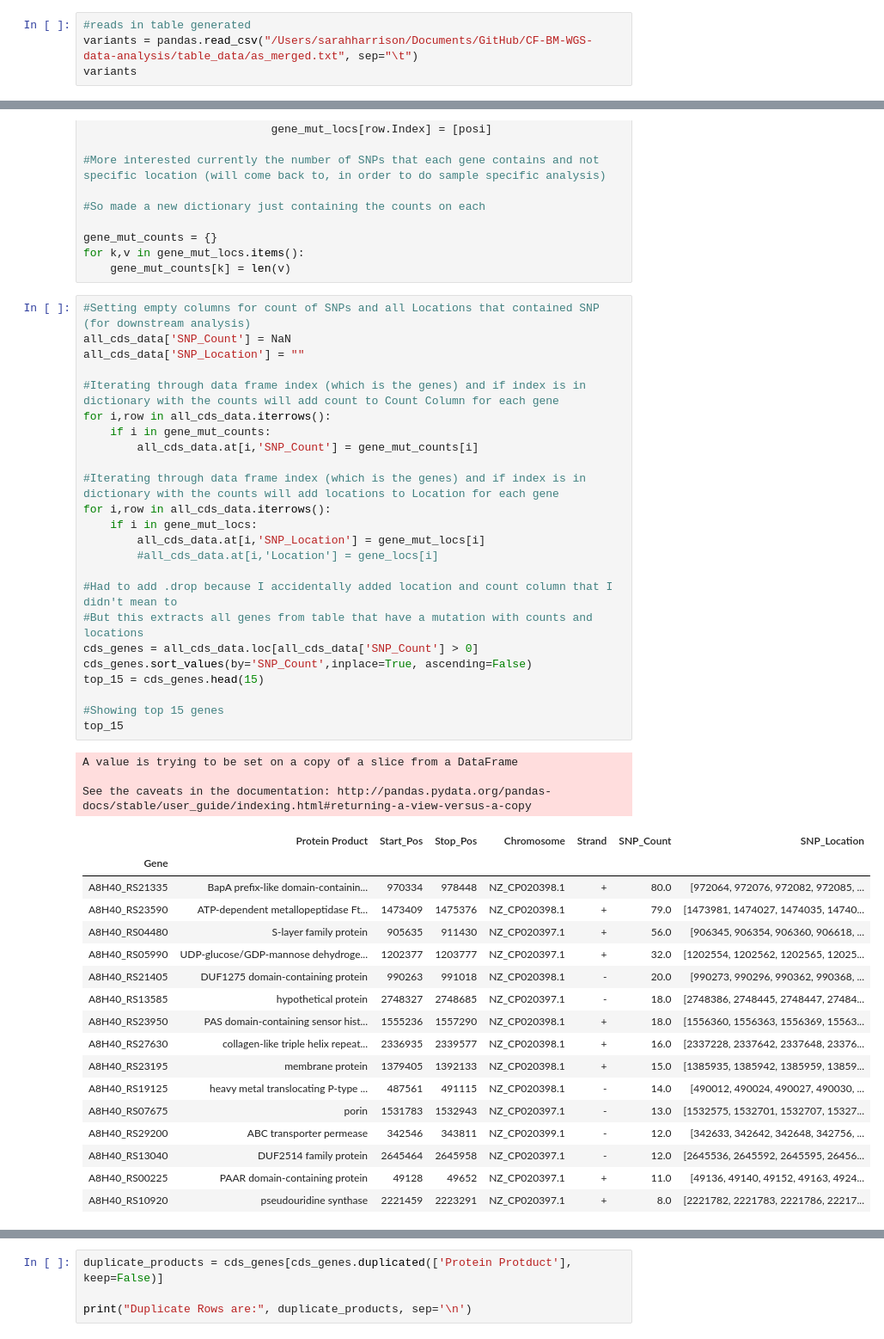
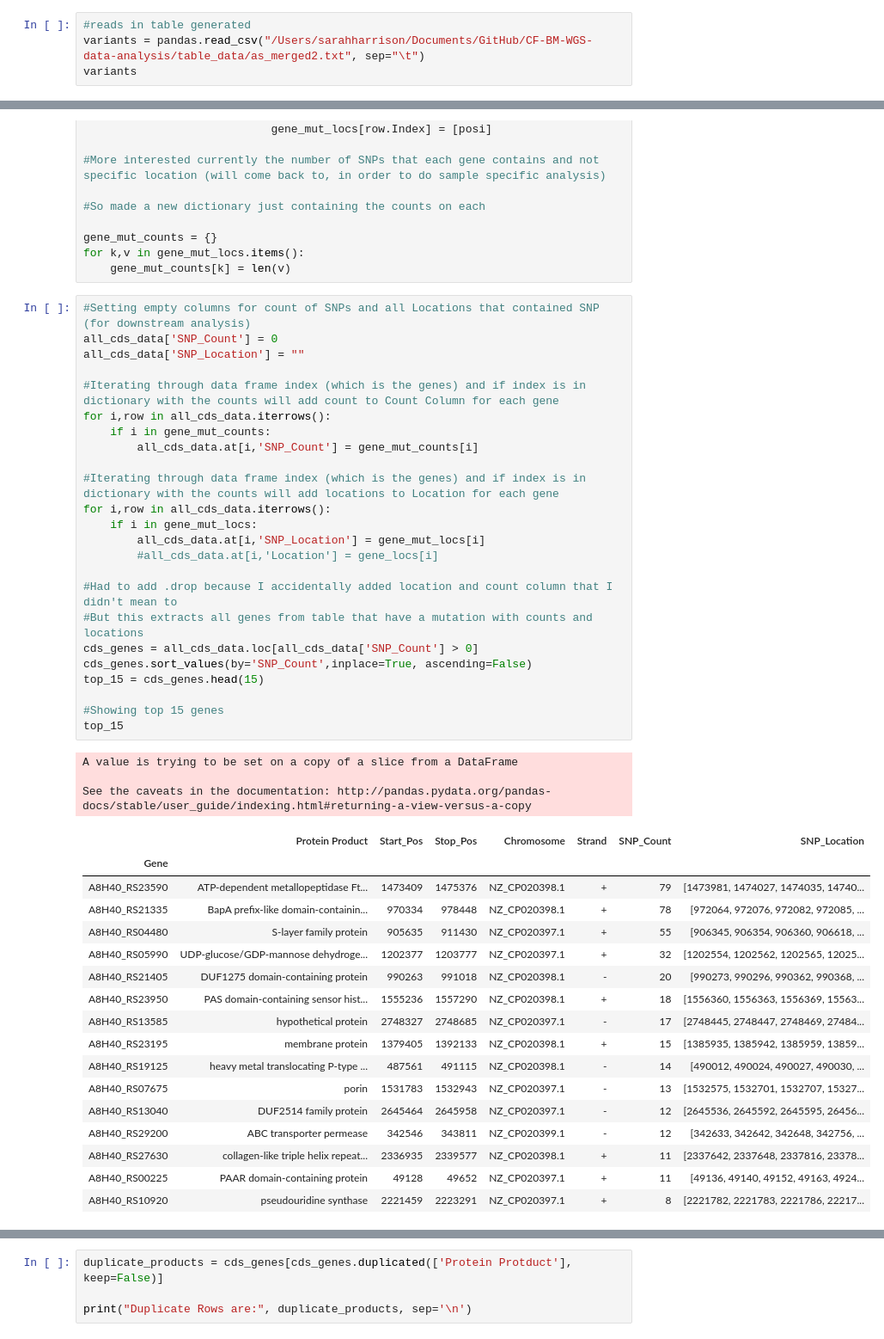
Before and after one commit to skharrison/CF-BM-WGS-data-analysis, a Jupyter notebook: scripts_notebooks/SNP_Analysis.ipynb, the cells around one changed output, grey strips where cells are left out. Shown at 86% size. Cells and saved outputs as stored; diff of their text form.

```diff
--- a/scripts_notebooks/SNP_Analysis.ipynb
+++ b/scripts_notebooks/SNP_Analysis.ipynb
@@ -16,7 +16,7 @@ import matplotlib.pyplot as plt
 - Takes in table generated in previous notebook, splits location numbers of all into bins of 25 in order to visualize what location regions on genome may contain higher numbers of SNPs
 # %%
 #reads in table generated
-variants = pandas.read_csv("/Users/sarahharrison/Documents/GitHub/CF-BM-WGS-data-analysis/table_data/as_merged.txt", sep="\t")
+variants = pandas.read_csv("/Users/sarahharrison/Documents/GitHub/CF-BM-WGS-data-analysis/table_data/as_merged2.txt", sep="\t")
 variants
 # %% [output]
 |  | Position | Chromosome | Ref Allele | Alt Allele_AS218 | Allele Frequency_AS218 | Alt Allele_AS219 | ... |
@@ -235,49 +240,49 @@ for k,v in gene_mut_locs.items():
     gene_mut_counts[k] = len(v)
 # %%
 #Setting empty columns for count of SNPs and all Locations that contained SNP (for downstream analysis)
-all_cds_data['SNP_Count'] = NaN
+all_cds_data['SNP_Count'] = 0
 all_cds_data['SNP_Location'] = ""
 
 #Iterating through data frame index (which is the genes) and if index is in dictionary with the counts will add count to Count Column for each gene
 for i,row in all_cds_data.iterrows():
     if i in gene_mut_counts:
         all_cds_data.at[i,'SNP_Count'] = gene_mut_counts[i]
 
 #Iterating through data frame index (which is the genes) and if index is in dictionary with the counts will add locations to Location for each gene
 for i,row in all_cds_data.iterrows():
     if i in gene_mut_locs:
         all_cds_data.at[i,'SNP_Location'] = gene_mut_locs[i]
         #all_cds_data.at[i,'Location'] = gene_locs[i]
 
 #Had to add .drop because I accidentally added location and count column that I didn't mean to
 #But this extracts all genes from table that have a mutation with counts and locations
 cds_genes = all_cds_data.loc[all_cds_data['SNP_Count'] > 0]
 cds_genes.sort_values(by='SNP_Count',inplace=True, ascending=False)
 top_15 = cds_genes.head(15)
 
 #Showing top 15 genes
 top_15
 # %% [output]
 A value is trying to be set on a copy of a slice from a DataFrame
 
 See the caveats in the documentation: http://pandas.pydata.org/pandas-docs/stable/user_guide/indexing.html#returning-a-view-versus-a-copy
 |  | Protein Product | Start_Pos | Stop_Pos | Chromosome | Strand | SNP_Count | SNP_Location |
 | Gene |  |  |  |  |  |  |  |
-| A8H40_RS21335 | BapA prefix-like domain-containin... | 970334 | 978448 | NZ_CP020398.1 | + | 80.0 | [972064, 972076, 972082, 972085, ... |
-| A8H40_RS23590 | ATP-dependent metallopeptidase Ft... | 1473409 | 1475376 | NZ_CP020398.1 | + | 79.0 | [1473981, 1474027, 1474035, 14740... |
-| A8H40_RS04480 | S-layer family protein | 905635 | 911430 | NZ_CP020397.1 | + | 56.0 | [906345, 906354, 906360, 906618, ... |
-| A8H40_RS05990 | UDP-glucose/GDP-mannose dehydroge... | 1202377 | 1203777 | NZ_CP020397.1 | + | 32.0 | [1202554, 1202562, 1202565, 12025... |
-| A8H40_RS21405 | DUF1275 domain-containing protein | 990263 | 991018 | NZ_CP020398.1 | - | 20.0 | [990273, 990296, 990362, 990368, ... |
-| A8H40_RS13585 | hypothetical protein | 2748327 | 2748685 | NZ_CP020397.1 | - | 18.0 | [2748386, 2748445, 2748447, 27484... |
-| A8H40_RS23950 | PAS domain-containing sensor hist... | 1555236 | 1557290 | NZ_CP020398.1 | + | 18.0 | [1556360, 1556363, 1556369, 15563... |
-| A8H40_RS27630 | collagen-like triple helix repeat... | 2336935 | 2339577 | NZ_CP020398.1 | + | 16.0 | [2337228, 2337642, 2337648, 23376... |
-| A8H40_RS23195 | membrane protein | 1379405 | 1392133 | NZ_CP020398.1 | + | 15.0 | [1385935, 1385942, 1385959, 13859... |
-| A8H40_RS19125 | heavy metal translocating P-type ... | 487561 | 491115 | NZ_CP020398.1 | - | 14.0 | [490012, 490024, 490027, 490030, ... |
-| A8H40_RS07675 | porin | 1531783 | 1532943 | NZ_CP020397.1 | - | 13.0 | [1532575, 1532701, 1532707, 15327... |
-| A8H40_RS29200 | ABC transporter permease | 342546 | 343811 | NZ_CP020399.1 | - | 12.0 | [342633, 342642, 342648, 342756, ... |
-| A8H40_RS13040 | DUF2514 family protein | 2645464 | 2645958 | NZ_CP020397.1 | - | 12.0 | [2645536, 2645592, 2645595, 26456... |
-| A8H40_RS00225 | PAAR domain-containing protein | 49128 | 49652 | NZ_CP020397.1 | + | 11.0 | [49136, 49140, 49152, 49163, 4924... |
-| A8H40_RS10920 | pseudouridine synthase | 2221459 | 2223291 | NZ_CP020397.1 | + | 8.0 | [2221782, 2221783, 2221786, 22217... |
+| A8H40_RS23590 | ATP-dependent metallopeptidase Ft... | 1473409 | 1475376 | NZ_CP020398.1 | + | 79 | [1473981, 1474027, 1474035, 14740... |
+| A8H40_RS21335 | BapA prefix-like domain-containin... | 970334 | 978448 | NZ_CP020398.1 | + | 78 | [972064, 972076, 972082, 972085, ... |
+| A8H40_RS04480 | S-layer family protein | 905635 | 911430 | NZ_CP020397.1 | + | 55 | [906345, 906354, 906360, 906618, ... |
+| A8H40_RS05990 | UDP-glucose/GDP-mannose dehydroge... | 1202377 | 1203777 | NZ_CP020397.1 | + | 32 | [1202554, 1202562, 1202565, 12025... |
+| A8H40_RS21405 | DUF1275 domain-containing protein | 990263 | 991018 | NZ_CP020398.1 | - | 20 | [990273, 990296, 990362, 990368, ... |
+| A8H40_RS23950 | PAS domain-containing sensor hist... | 1555236 | 1557290 | NZ_CP020398.1 | + | 18 | [1556360, 1556363, 1556369, 15563... |
+| A8H40_RS13585 | hypothetical protein | 2748327 | 2748685 | NZ_CP020397.1 | - | 17 | [2748445, 2748447, 2748469, 27484... |
+| A8H40_RS23195 | membrane protein | 1379405 | 1392133 | NZ_CP020398.1 | + | 15 | [1385935, 1385942, 1385959, 13859... |
+| A8H40_RS19125 | heavy metal translocating P-type ... | 487561 | 491115 | NZ_CP020398.1 | - | 14 | [490012, 490024, 490027, 490030, ... |
+| A8H40_RS07675 | porin | 1531783 | 1532943 | NZ_CP020397.1 | - | 13 | [1532575, 1532701, 1532707, 15327... |
+| A8H40_RS13040 | DUF2514 family protein | 2645464 | 2645958 | NZ_CP020397.1 | - | 12 | [2645536, 2645592, 2645595, 26456... |
+| A8H40_RS29200 | ABC transporter permease | 342546 | 343811 | NZ_CP020399.1 | - | 12 | [342633, 342642, 342648, 342756, ... |
+| A8H40_RS27630 | collagen-like triple helix repeat... | 2336935 | 2339577 | NZ_CP020398.1 | + | 11 | [2337642, 2337648, 2337816, 23378... |
+| A8H40_RS00225 | PAAR domain-containing protein | 49128 | 49652 | NZ_CP020397.1 | + | 11 | [49136, 49140, 49152, 49163, 4924... |
+| A8H40_RS10920 | pseudouridine synthase | 2221459 | 2223291 | NZ_CP020397.1 | + | 8 | [2221782, 2221783, 2221786, 22217... |
 # %%
 #sums products by count if the same and plots a bar graph of numbers
 
```
Also changed, not shown: parts of 10 cells of this notebook, 2 other files.
